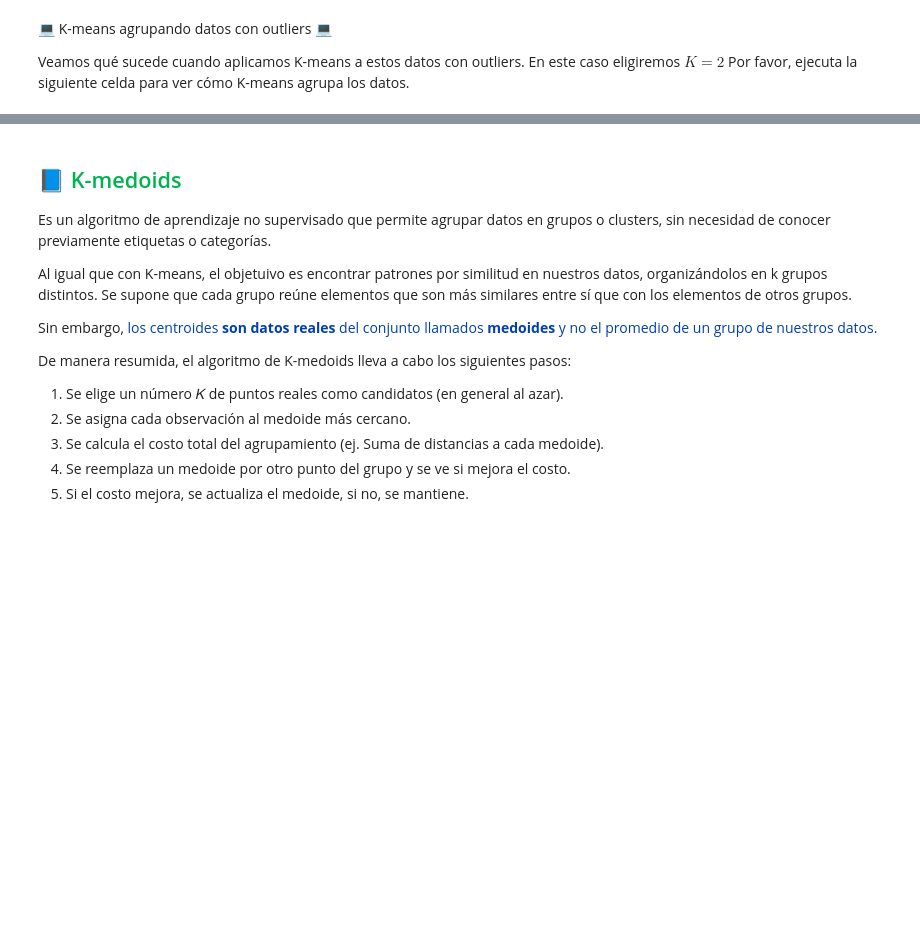
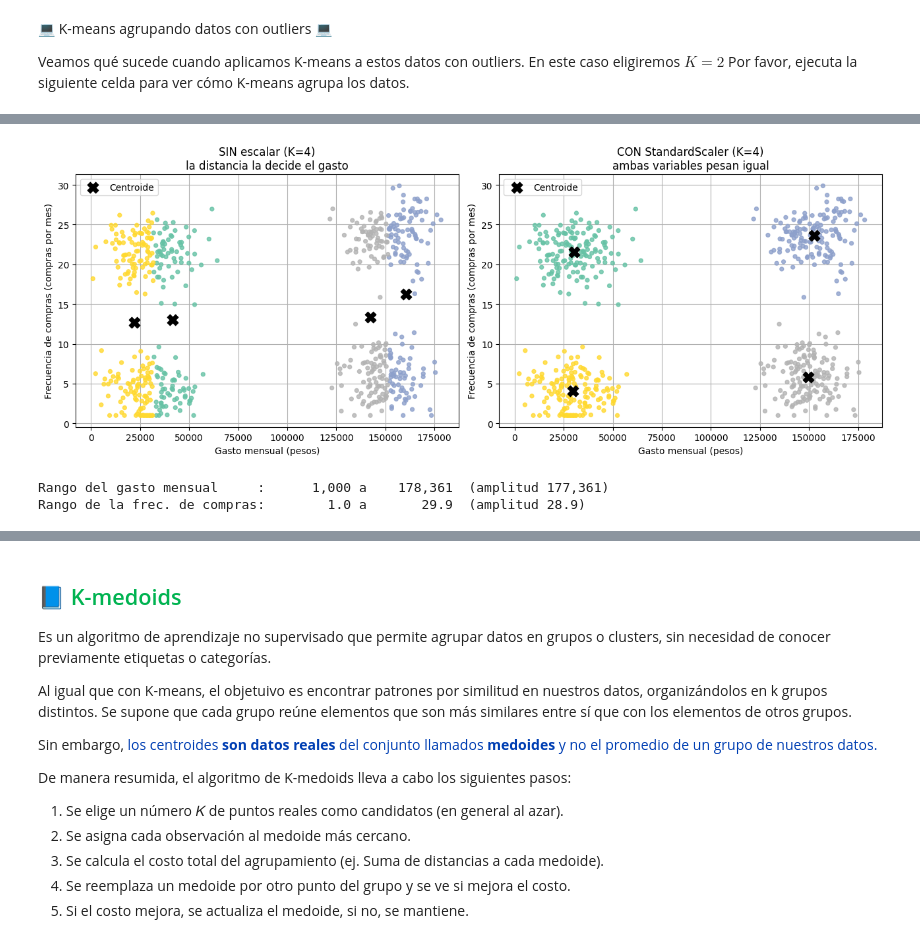
Before and after one commit to lucasbaldezzari/cdan, a Jupyter notebook: 2. Algoritmos básicos de clustering.ipynb, the cells around one changed output, grey strips where cells are left out. Cells and saved outputs as stored; diff of their text form; code cells hidden in the pictures; blank space fills up the shorter version.

```diff
--- a/2. Algoritmos básicos de clustering.ipynb
+++ b/2. Algoritmos básicos de clustering.ipynb
@@ -252,0 +300,6 @@ Porba hacer $K=3$ o $K=4$ y observa qué sucede.
+# %%
+compararEscalado(K=4)
+# %% [output]
+[figure, added]
+Rango del gasto mensual     :      1,000 a    178,361  (amplitud 177,361)
+Rango de la frec. de compras:        1.0 a       29.9  (amplitud 28.9)
```
Also changed, not shown: parts of 34 cells of this notebook, 1 other file.
